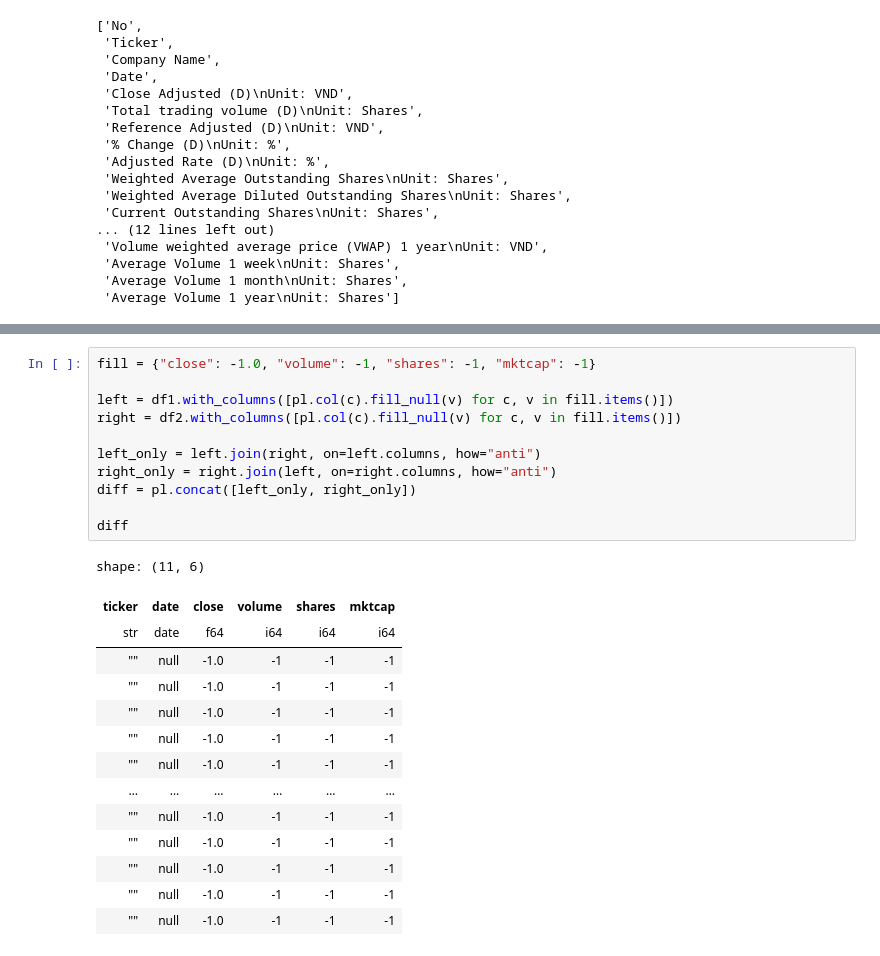
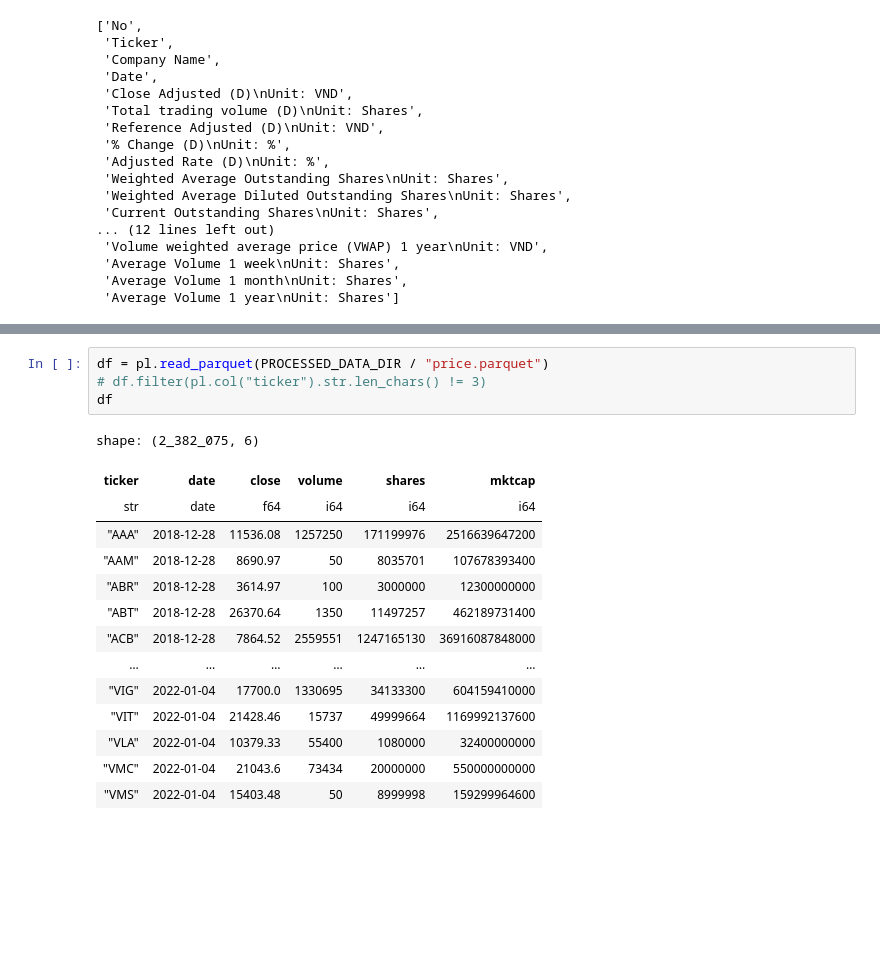
Before and after one commit to vongvinhtoan/kristal-thesis-not-mine, a Jupyter notebook: scripts/preprocessing.ipynb, the cells around one changed output, grey strips where cells are left out. Saved outputs shown, nothing was run; the diff lists cells and outputs as text; blank space fills up the shorter version.

```diff
--- a/scripts/preprocessing.ipynb
+++ b/scripts/preprocessing.ipynb
@@ -154,26 +64,19 @@ shape: (26_249, 6)
-# %%
-fill = {"close": -1.0, "volume": -1, "shares": -1, "mktcap": -1}
-
-left = df1.with_columns([pl.col(c).fill_null(v) for c, v in fill.items()])
-right = df2.with_columns([pl.col(c).fill_null(v) for c, v in fill.items()])
-
-left_only = left.join(right, on=left.columns, how="anti")
-right_only = right.join(left, on=right.columns, how="anti")
-diff = pl.concat([left_only, right_only])
-
-diff
-# %% [output]
-shape: (11, 6)
-| ticker | date | close | volume | shares | mktcap |
-| str | date | f64 | i64 | i64 | i64 |
-| "" | null | -1.0 | -1 | -1 | -1 |
-| "" | null | -1.0 | -1 | -1 | -1 |
-| "" | null | -1.0 | -1 | -1 | -1 |
-| "" | null | -1.0 | -1 | -1 | -1 |
-| "" | null | -1.0 | -1 | -1 | -1 |
-| … | … | … | … | … | … |
-| "" | null | -1.0 | -1 | -1 | -1 |
-| "" | null | -1.0 | -1 | -1 | -1 |
-| "" | null | -1.0 | -1 | -1 | -1 |
-| "" | null | -1.0 | -1 | -1 | -1 |
-| "" | null | -1.0 | -1 | -1 | -1 |
+# %%
+df = pl.read_parquet(PROCESSED_DATA_DIR / "price.parquet")
+# df.filter(pl.col("ticker").str.len_chars() != 3)
+df
+# %% [output]
+shape: (2_382_075, 6)
+| ticker | date | close | volume | shares | mktcap |
+| str | date | f64 | i64 | i64 | i64 |
+| "AAA" | 2018-12-28 | 11536.08 | 1257250 | 171199976 | 2516639647200 |
+| "AAM" | 2018-12-28 | 8690.97 | 50 | 8035701 | 107678393400 |
+| "ABR" | 2018-12-28 | 3614.97 | 100 | 3000000 | 12300000000 |
+| "ABT" | 2018-12-28 | 26370.64 | 1350 | 11497257 | 462189731400 |
+| "ACB" | 2018-12-28 | 7864.52 | 2559551 | 1247165130 | 36916087848000 |
+| … | … | … | … | … | … |
+| "VIG" | 2022-01-04 | 17700.0 | 1330695 | 34133300 | 604159410000 |
+| "VIT" | 2022-01-04 | 21428.46 | 15737 | 49999664 | 1169992137600 |
+| "VLA" | 2022-01-04 | 10379.33 | 55400 | 1080000 | 32400000000 |
+| "VMC" | 2022-01-04 | 21043.6 | 73434 | 20000000 | 550000000000 |
+| "VMS" | 2022-01-04 | 15403.48 | 50 | 8999998 | 159299964600 |
```
Also changed, not shown: parts of 11 cells of this notebook, 2 other files.
